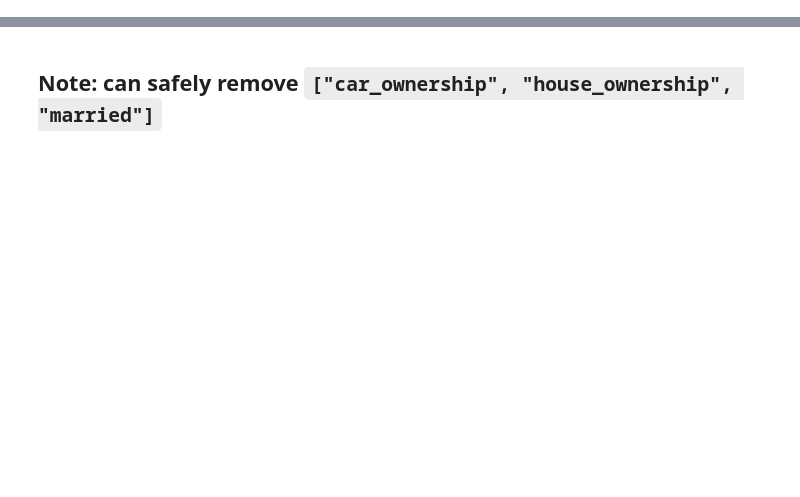
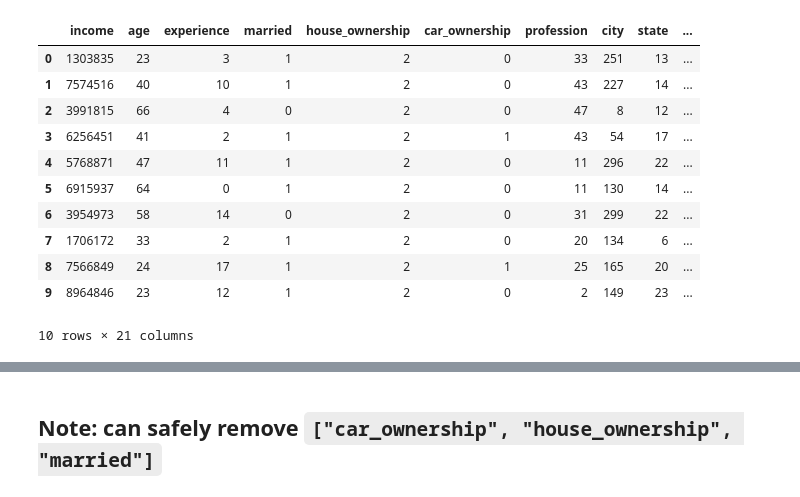
Before and after one commit to Thalaivar/univ_ai_hackathon, a Jupyter notebook: runs.ipynb, the cells around one changed output, grey strips where cells are left out. Cells and saved outputs as stored; diff of their text form; code cells hidden in the pictures; blank space fills up the shorter version.

```diff
--- a/runs.ipynb
+++ b/runs.ipynb
@@ -3,3 +3,32 @@ from main import *
 from sklearn import clone
 
 DROP_COLS = ["car_ownership", "house_ownership", "married"]
+# %%
+transforms = [
+    (correct_names, {"cols": ["profession", "city", "state"]}),
+    (scaled_income, {"col": "city", "name": "income_by_city"}),
+    (scaled_income, {"col": "state", "name": "income_by_state"}),
+    (scaled_income, {"col": "profession", "name": "income_by_prof"}),
+    (scale_cols, {"col": "income", "scale_col": "current_job_years", "name": "income_by_jobyrs"}),
+    (scale_cols, {"col": "income", "scale_col": "age", "name": "income_by_age"}),
+    (scale_cols, {"col": "income", "scale_col": "experience", "name": "income_by_exp"}),
+    (scale_cols, {"col": "age", "scale_col": "experience", "name": "age_by_experience"}),
+    (add_house_status, {}),
+    (add_job_status, {})
+]
+
+df_train, _ = data_preprocess([], transforms)
+df_train.head(10)
+# %% [output]
+|  | income | age | experience | married | house_ownership | car_ownership | profession | city | state | ... |
+| 0 | 1303835 | 23 | 3 | 1 | 2 | 0 | 33 | 251 | 13 | ... |
+| 1 | 7574516 | 40 | 10 | 1 | 2 | 0 | 43 | 227 | 14 | ... |
+| 2 | 3991815 | 66 | 4 | 0 | 2 | 0 | 47 | 8 | 12 | ... |
+| 3 | 6256451 | 41 | 2 | 1 | 2 | 1 | 43 | 54 | 17 | ... |
+| 4 | 5768871 | 47 | 11 | 1 | 2 | 0 | 11 | 296 | 22 | ... |
+| 5 | 6915937 | 64 | 0 | 1 | 2 | 0 | 11 | 130 | 14 | ... |
+| 6 | 3954973 | 58 | 14 | 0 | 2 | 0 | 31 | 299 | 22 | ... |
+| 7 | 1706172 | 33 | 2 | 1 | 2 | 0 | 20 | 134 | 6 | ... |
+| 8 | 7566849 | 24 | 17 | 1 | 2 | 1 | 25 | 165 | 20 | ... |
+| 9 | 8964846 | 23 | 12 | 1 | 2 | 0 | 2 | 149 | 23 | ... |
+10 rows × 21 columns
```
Also changed, not shown: parts of 9 cells of this notebook, 4 other files.
